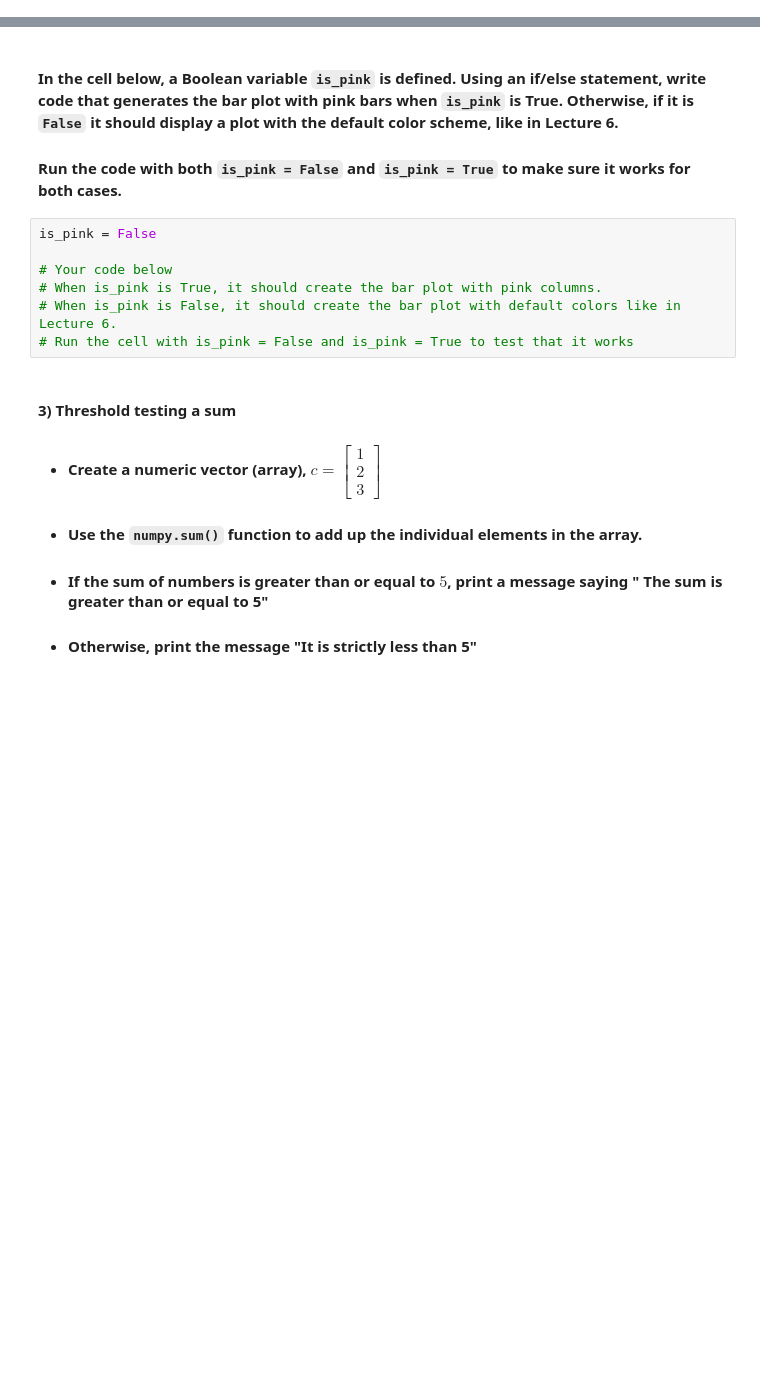
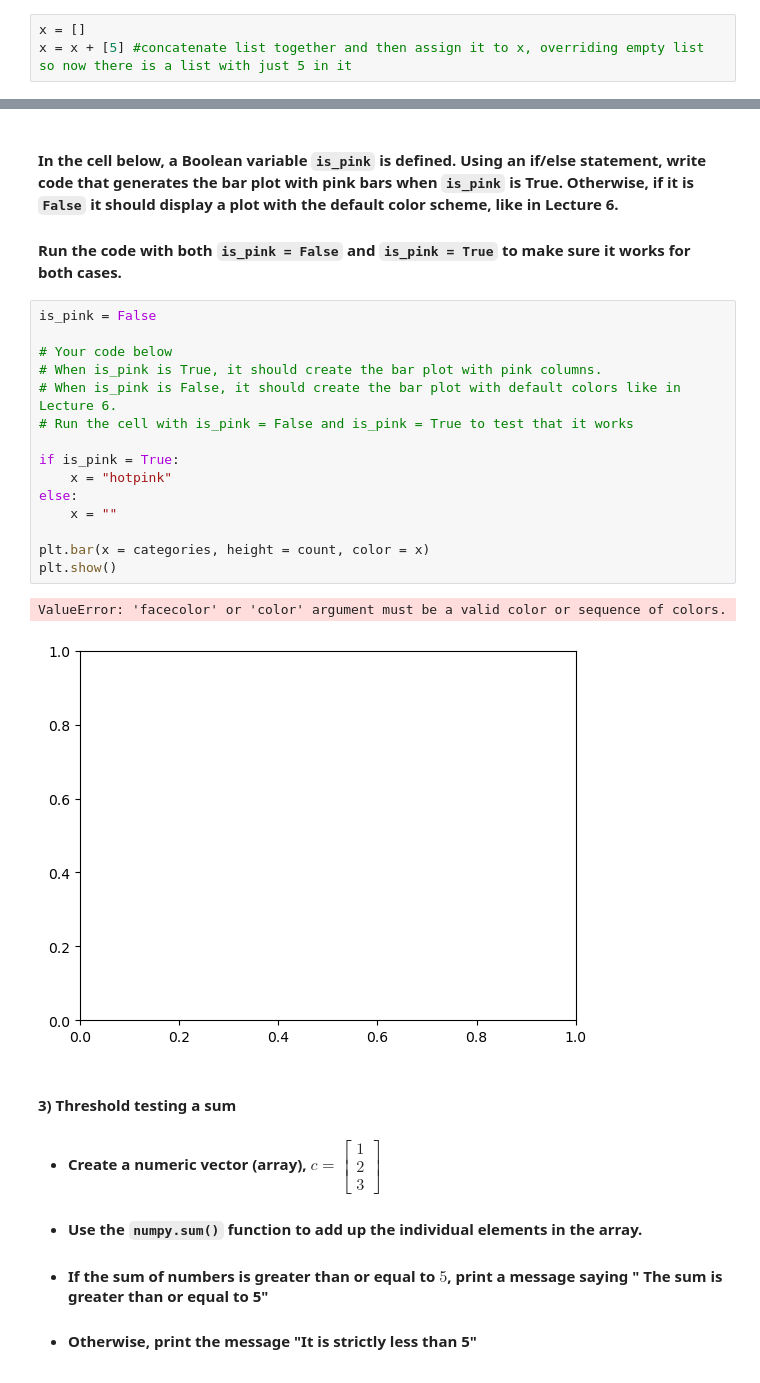
Before and after one commit to larissay23/datasci151spring2026, a Jupyter notebook: lecture_07/lecture_07 copy.ipynb, the cells around one changed output, grey strips where cells are left out. Cells and saved outputs as stored; diff of their text form; blank space fills up the shorter version.

```diff
--- a/lecture_07/lecture_07 copy.ipynb
+++ b/lecture_07/lecture_07 copy.ipynb
@@ -370,6 +400,9 @@ only if a condition is met: <br>
 **If the condition is true, the code in the indented block will be run.**
 
 **If the condition is false, then the indented block is skipped.**
+# %%
+x = []
+x = x + [5] #concatenate list together and then assign it to x, overriding empty list so now there is a list with just 5 in it
 # %%
 good_movies = [] # create empty list
 
@@ -569,10 +620,21 @@ plt.show()
 # %%
 is_pink = False
 
 # Your code below
 # When is_pink is True, it should create the bar plot with pink columns.
 # When is_pink is False, it should create the bar plot with default colors like in Lecture 6.
 # Run the cell with is_pink = False and is_pink = True to test that it works
+
+if is_pink = True:
+    x = "hotpink"
+else:
+    x = ""
+
+plt.bar(x = categories, height = count, color = x)
+plt.show()
+# %% [output]
+ValueError: 'facecolor' or 'color' argument must be a valid color or sequence of colors.
+[figure, added]
 # %% [markdown]
 #### **3)** Threshold testing a sum
 
```
Also changed, not shown: parts of 21 cells of this notebook.
